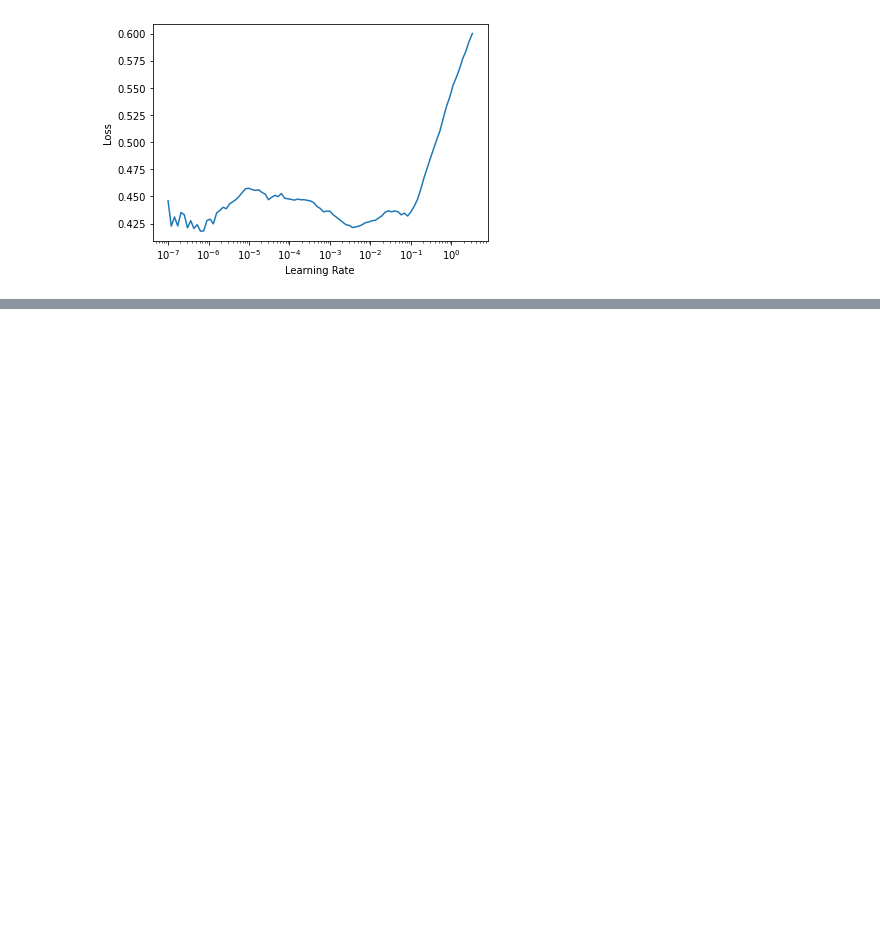
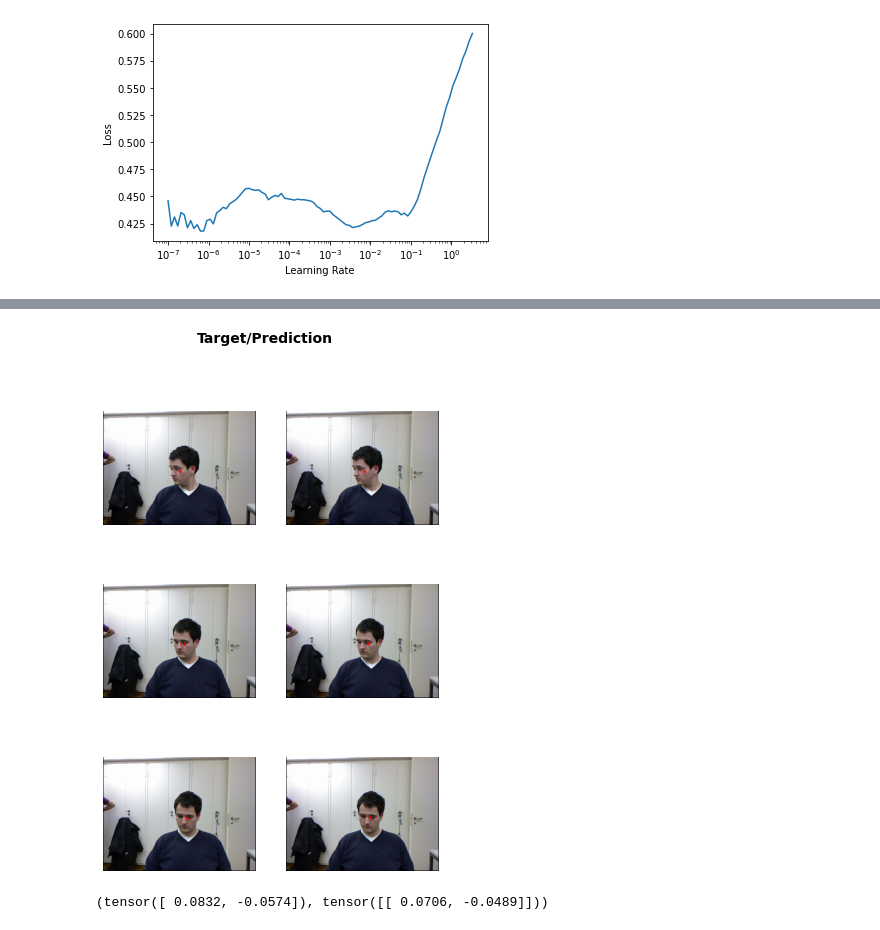
Before and after one commit to bipinKrishnan/fastai_course, a Jupyter notebook: image_regression.ipynb, the cells around one changed output, grey strips where cells are left out. Saved outputs shown, nothing was run; the diff lists cells and outputs as text; code cells hidden in the pictures; blank space fills up the shorter version.

Commit message:
added results

```diff
--- a/image_regression.ipynb
+++ b/image_regression.ipynb
@@ -159,0 +146,3 @@ learn.fine_tune(3, 1e-2)
+# %%
+learn.show_results()
+# %% [output]
@@ -159,0 +150 @@ learn.fine_tune(3, 1e-2)
+[figure, added]
@@ -159,0 +153,4 @@ learn.fine_tune(3, 1e-2)
+# %%
+pred[0], targ[0]
+# %% [output]
+(tensor([ 0.0832, -0.0574]), tensor([[ 0.0706, -0.0489]]))
```
Also changed, not shown: parts of 8 cells of this notebook.
